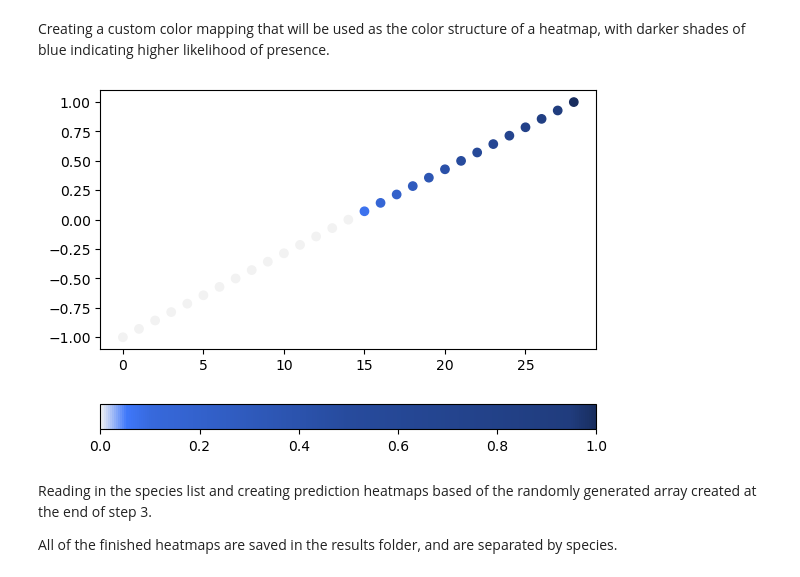
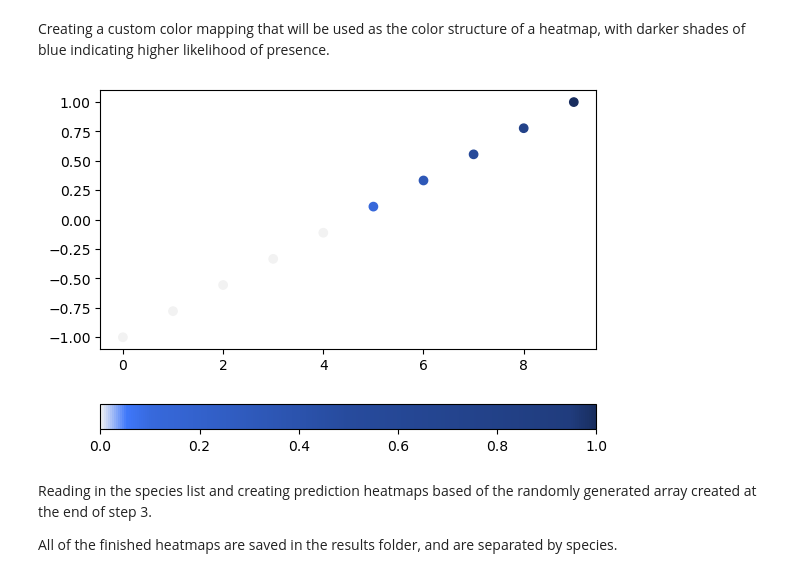
Before and after one commit to maddie-aos/fishpredict, a Jupyter notebook: dnn_code/step5_final_predictions.ipynb, the cells around one changed output. Cells and saved outputs as stored; diff of their text form; code cells hidden in the pictures.

```diff
--- a/dnn_code/step5_final_predictions.ipynb
+++ b/dnn_code/step5_final_predictions.ipynb
@@ -43,25 +43,25 @@ Creating a custom color mapping that will be used as the color structure of a he
 # %%
 #create colormap for maps
 norm = matplotlib.colors.Normalize(0,1)
 colors = [[norm(0), "0.95"],
           [norm(0.05),"#3F78FB"],
           [norm(0.1),"#3769DC"],
           [norm(0.3),"#2F5ABC"],
           [norm(0.5),"#274B9D"],
           [norm(0.95),"#203C7D"],
           [norm(1.0),"#182D5E"]]
 
 custom_cmap = matplotlib.colors.LinearSegmentedColormap.from_list("", colors)
 custom_cmap.set_bad(color="white")
 
 fig, ax=plt.subplots()
-x = np.arange(29)
-y = np.linspace(-1,1,29)
+x = np.arange(10)
+y = np.linspace(-1,1,10)
 sc = ax.scatter(x,y, c=y, norm=norm, cmap=custom_cmap)
 fig.colorbar(sc, orientation="horizontal")
 plt.show()
 # %% [output]
-[figure, old version]
+[figure, new version]
 # %% [markdown]
 Reading in the species list and creating prediction heatmaps based of the randomly generated array created at the end of step 3.
 
```
Also changed, not shown: parts of 2 cells of this notebook, 26 other files.
